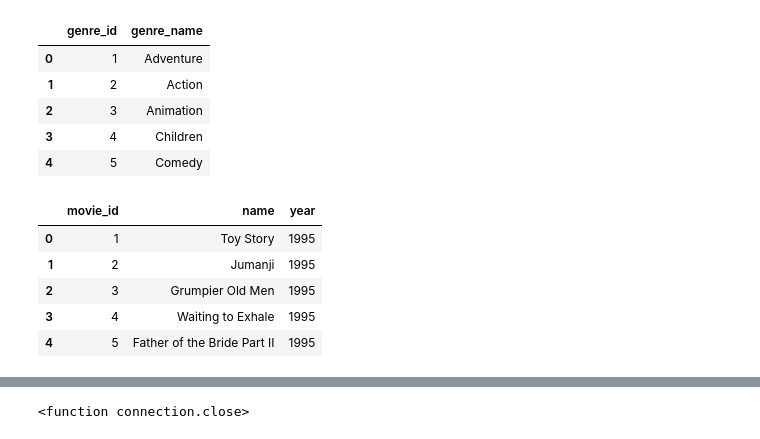
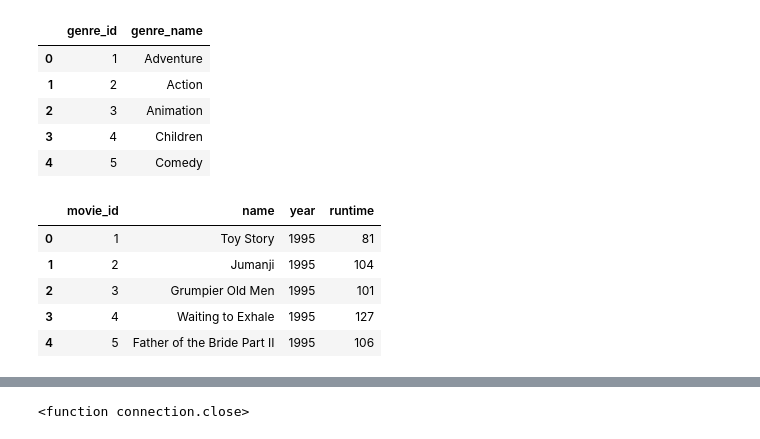
Before and after one commit to HelyxM/Final-Project, a Jupyter notebook: movies_ML_Analysis.ipynb, the cells around one changed output, grey strips where cells are left out. Drawn from its saved outputs; the diff is of its cells as text; code cells hidden in the pictures.

```diff
--- a/movies_ML_Analysis.ipynb
+++ b/movies_ML_Analysis.ipynb
@@ -72,15 +73,16 @@ movies_results = cur.fetchall()
 # %%
 # postgres adapter
 
-movies_df = pd.DataFrame(movies_results,columns=["movie_id", "name", "year"])
+# movies_df = pd.DataFrame(movies_results,columns=["movie_id", "name", "year"])
+movies_df = pd.DataFrame(movies_results,columns=["movie_id", "name", "year","runtime"])
 movies_df.head()
 # %% [output]
-|  | movie_id | name | year |
-| 0 | 1 | Toy Story | 1995 |
-| 1 | 2 | Jumanji | 1995 |
-| 2 | 3 | Grumpier Old Men | 1995 |
-| 3 | 4 | Waiting to Exhale | 1995 |
-| 4 | 5 | Father of the Bride Part II | 1995 |
+|  | movie_id | name | year | runtime |
+| 0 | 1 | Toy Story | 1995 | 81 |
+| 1 | 2 | Jumanji | 1995 | 104 |
+| 2 | 3 | Grumpier Old Men | 1995 | 101 |
+| 3 | 4 | Waiting to Exhale | 1995 | 127 |
+| 4 | 5 | Father of the Bride Part II | 1995 | 106 |
 # %%
 # postgress adapter
 
```
Also changed, not shown: parts of 88 cells of this notebook.
